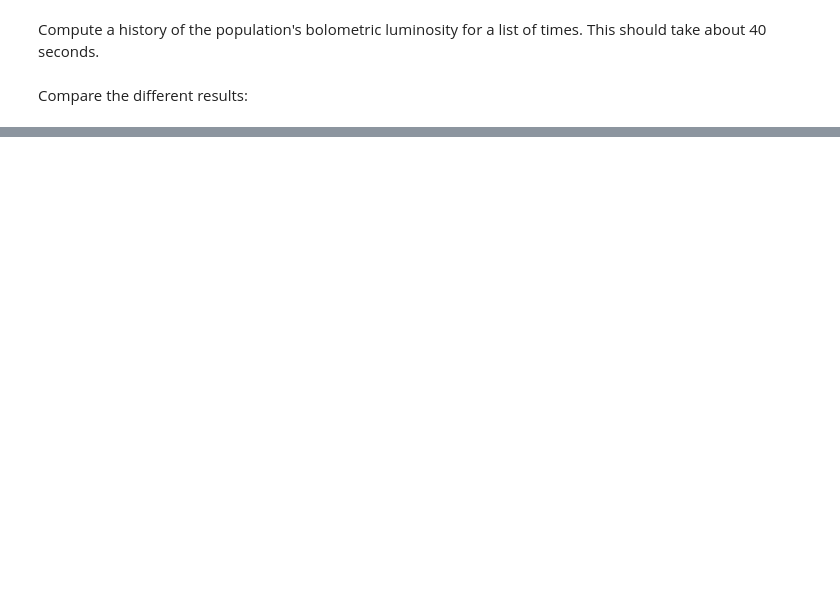
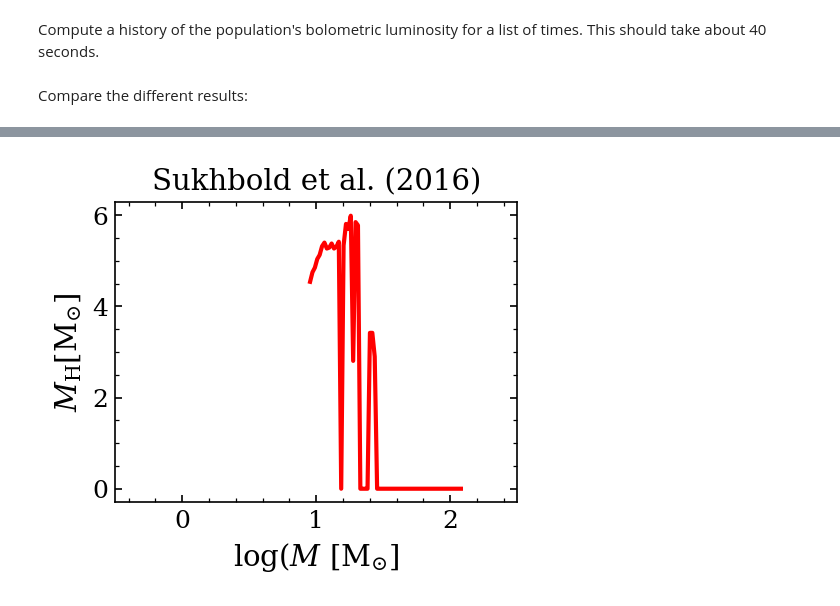
Before and after one commit to arsenal-popsynth/arsenal_gear, a Jupyter notebook: paper_plots.ipynb, the cells around one changed output, grey strips where cells are left out. Saved outputs shown, nothing was run; the diff lists cells and outputs as text; code cells hidden in the pictures; blank space fills up the shorter version.

```diff
--- a/paper_plots.ipynb
+++ b/paper_plots.ipynb
@@ -127,0 +265,22 @@ Text(0.5, 0, 'Time [yr]')
+# %%
+fig = plt.figure()
+plt.xlabel(r"$\log(M\ [{\rm M}_{\odot}]$")
+plt.ylabel(r"$M_{\rm H} [{\rm M}_{\odot}]$")
+plt.xlim(-0.5,2.5)
+
+yields = ag.element_yields.Sukhbold2016()
+mass = np.logspace(np.log10(np.min(yields.mass)), np.log10(np.max(yields.mass)), 64)
+met = 0.02*u.dimensionless_unscaled
+rot = 0*u.km/u.s
+
+msp = ag.population.StarPopulation(mass=mass*u.M_sun, metals=met, rot=rot)
+
+yld = yields.ccsn_yields('H', msp, interpolate='nearest')
+yld = yld['H'].value
+
+plt.title(yields.name)
+plt.plot(np.log10(mass), yld, '-r', lw=2)
+
+plt.show()
+# %% [output]
+[figure, added]
```
Also changed, not shown: parts of 10 cells of this notebook.
